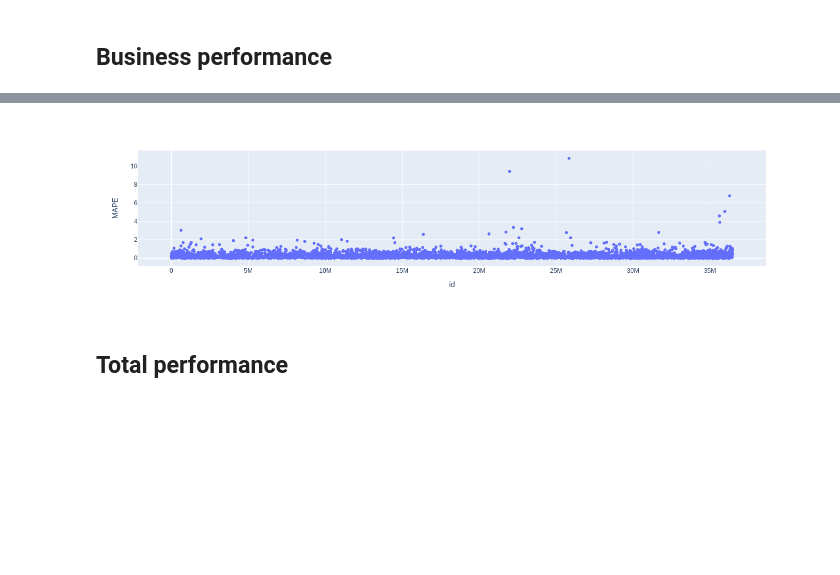
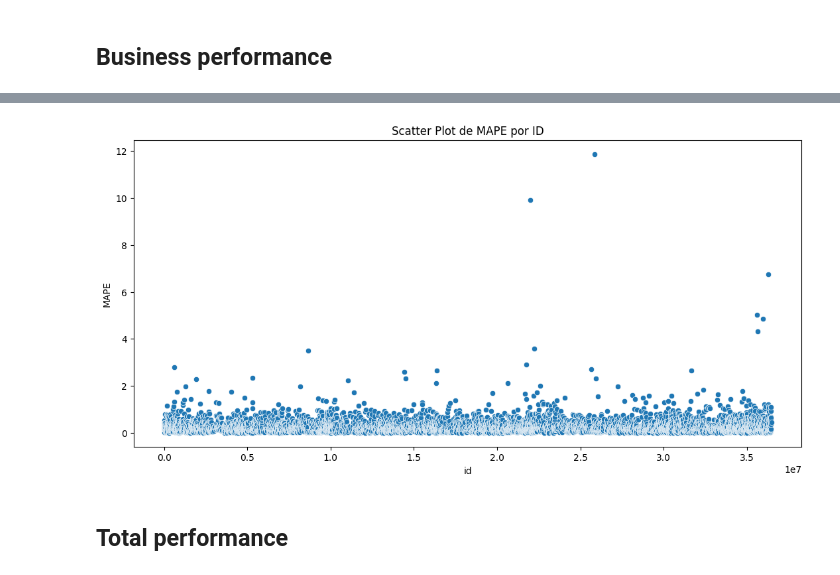
Before and after one commit to Eduardo-95-DS/lighthouse-challenge, a Jupyter notebook: notebooks/look_5.0-ear-model_apply.ipynb, the cells around one changed output, grey strips where cells are left out. Saved outputs shown, nothing was run; the diff lists cells and outputs as text; code cells hidden in the pictures; blank space fills up the shorter version.

```diff
--- a/notebooks/look_5.0-ear-model_apply.ipynb
+++ b/notebooks/look_5.0-ear-model_apply.ipynb
@@ -107,6 +107,15 @@ def count_words (list):
 
     return word_counts
 
+
+high_price = ['townhouse', 'luxury','hidde2','penthouse', 'chelsea', 'superbowl',
+                     'suite', 'soho', 'duplex', 'events', 'tribeca', 'film',
+                     'service', 'tower', 'beekman', '3br', 'terrace']
+
+low_price=['1br','harlem','br' , 'near','bushwick', 'harlem','close', 'subway',
+       'train','bushwick', 'shared', 'subway', 'train', 'close', 'jfk',
+       'heights', 'comfortable', 'lga', 'queens']
+
 def categorize_listing(row):
     if row['bairro_group'] == 'Manhattan' and row['room_type'] == 'Entire home/apt' and any(keyword in row['nome'] for keyword in high_price):
         return 'classy'
@@ -418,9 +486,9 @@ result
 # %% [markdown]
 # **Error translation and interpretation**
 # %%
-df9=x_test
-x_test['price']=np.expm1(y_test)
-x_test['predictions']=np.expm1(cat_yhat)
+df9=x_test.copy()
+df9['price']=np.expm1(y_test)
+df9['predictions']=np.expm1(cat_yhat)
 # %% [markdown]
 ## **Business performance**
 # %%
@@ -502,10 +570,14 @@ MAE médio de aluguéis acima de $500 : 645.37
 # %%
-# dropando outlier que impossibilita a visualização (mape muito alto)
 aux=df92.drop(df92[df92['id'] == 21304320].index, axis=0)
 
-px.scatter(aux,x='id',y='MAPE',height=500)
+# px.scatter(aux,x='id',y='MAPE',height=500)
+
+plt.figure(figsize=(13, 6))
+sns.scatterplot(x='id', y='MAPE', data=aux)
+plt.title('Scatter Plot de MAPE por ID')
+plt.show()
 # %% [output]
-[figure, old version]
+[figure, new version]
 # %% [markdown]
 ## **Total performance**
 # %%
```
Also changed, not shown: parts of 10 cells of this notebook.
